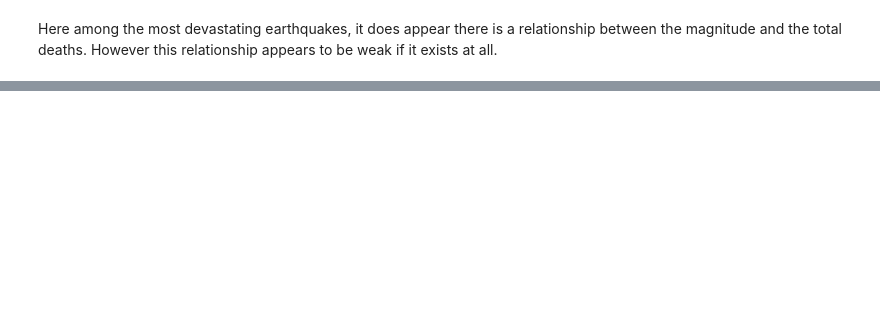
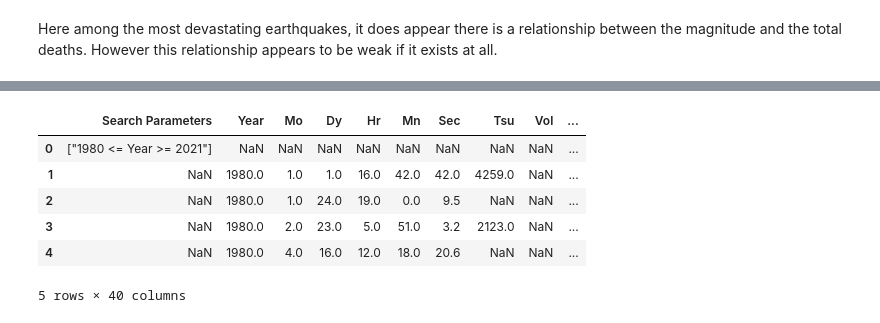
Before and after one commit to jearcher/209_final_project, a Jupyter notebook: notebooks/eda_josh.ipynb, the cells around one changed output, grey strips where cells are left out. Drawn from its saved outputs; the diff is of its cells as text; code cells hidden in the pictures; blank space fills up the shorter version.

```diff
--- a/notebooks/eda_josh.ipynb
+++ b/notebooks/eda_josh.ipynb
@@ -321,0 +326,14 @@ Here among the most devastating earthquakes, it does appear there is a relations
+# %%
+noaa_depth = noaa_quakes[['Focal Depth (km)', 'Mag', 'Total Deaths',
+       'Total Missing', 'Total Injuries','Total Damage ($Mil)', 'Total Houses Destroyed', 'Total Houses Damaged']]
+noaa_depth = noaa_quakes.assign(Location=noaa_quakes['Location Name'].str.split(':').str[0])
+#data_h2 = data_h2.assign(Location=data_h2['Location Name'].str.split(':').str[0])
+noaa_depth.head()
+# %% [output]
+|  | Search Parameters | Year | Mo | Dy | Hr | Mn | Sec | Tsu | Vol | ... |
+| 0 | ["1980 <= Year >= 2021"] | NaN | NaN | NaN | NaN | NaN | NaN | NaN | NaN | ... |
+| 1 | NaN | 1980.0 | 1.0 | 1.0 | 16.0 | 42.0 | 42.0 | 4259.0 | NaN | ... |
+| 2 | NaN | 1980.0 | 1.0 | 24.0 | 19.0 | 0.0 | 9.5 | NaN | NaN | ... |
+| 3 | NaN | 1980.0 | 2.0 | 23.0 | 5.0 | 51.0 | 3.2 | 2123.0 | NaN | ... |
+| 4 | NaN | 1980.0 | 4.0 | 16.0 | 12.0 | 18.0 | 20.6 | NaN | NaN | ... |
+5 rows × 40 columns
```
Also changed, not shown: parts of 2 cells of this notebook, 2 other files.
